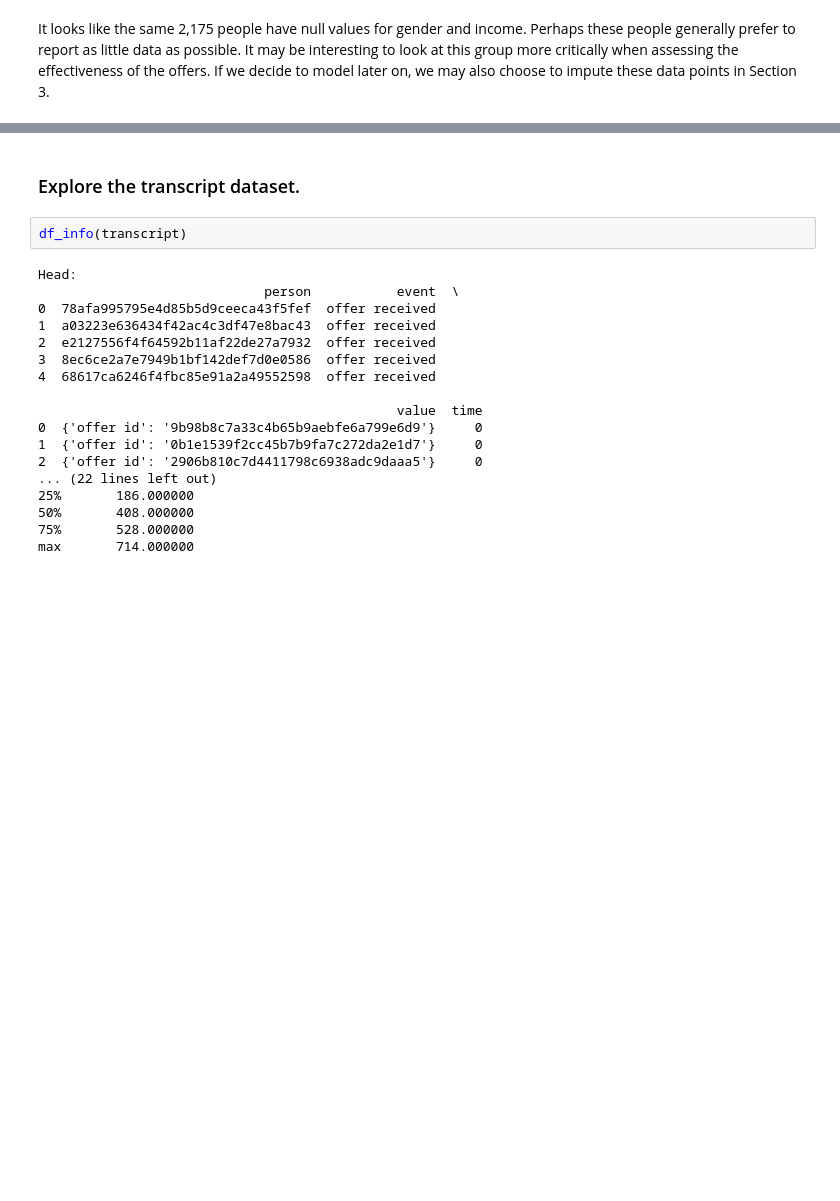
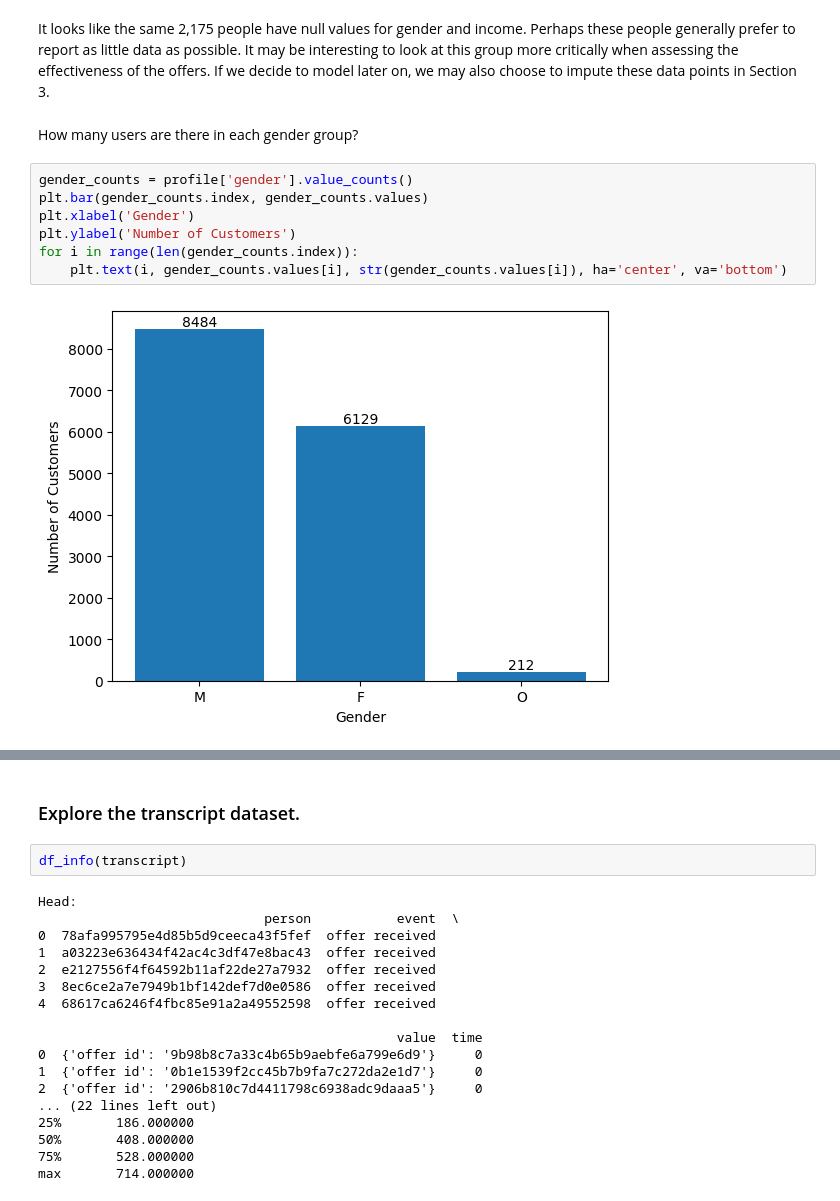
Before and after one commit to ewood242/Project_4_Capstone_Starbucks, a Jupyter notebook: Starbucks_Capstone_notebook.ipynb, the cells around one changed output, grey strips where cells are left out. Saved outputs shown, nothing was run; the diff lists cells and outputs as text; blank space fills up the shorter version.

Commit message:
Added visualizations to Section 2

```diff
--- a/Starbucks_Capstone_notebook.ipynb
+++ b/Starbucks_Capstone_notebook.ipynb
@@ -210,2 +217,13 @@ nulls.shape
 # %% [markdown]
 It looks like the same 2,175 people have null values for gender and income. Perhaps these people generally prefer to report as little data as possible. It may be interesting to look at this group more critically when assessing the effectiveness of the offers. If we decide to model later on, we may also choose to impute these data points in Section 3.
+# %% [markdown]
+How many users are there in each gender group?
+# %%
+gender_counts = profile['gender'].value_counts()
+plt.bar(gender_counts.index, gender_counts.values)
+plt.xlabel('Gender')
+plt.ylabel('Number of Customers')
+for i in range(len(gender_counts.index)):
+    plt.text(i, gender_counts.values[i], str(gender_counts.values[i]), ha='center', va='bottom')
+# %% [output]
+[figure, added]
```
Also changed, not shown: parts of 16 cells of this notebook.
